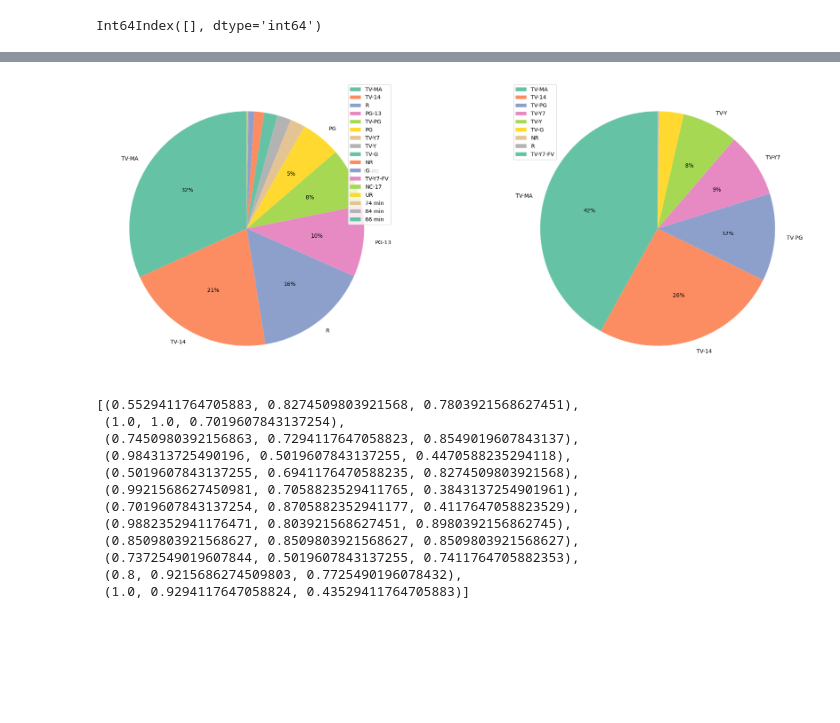
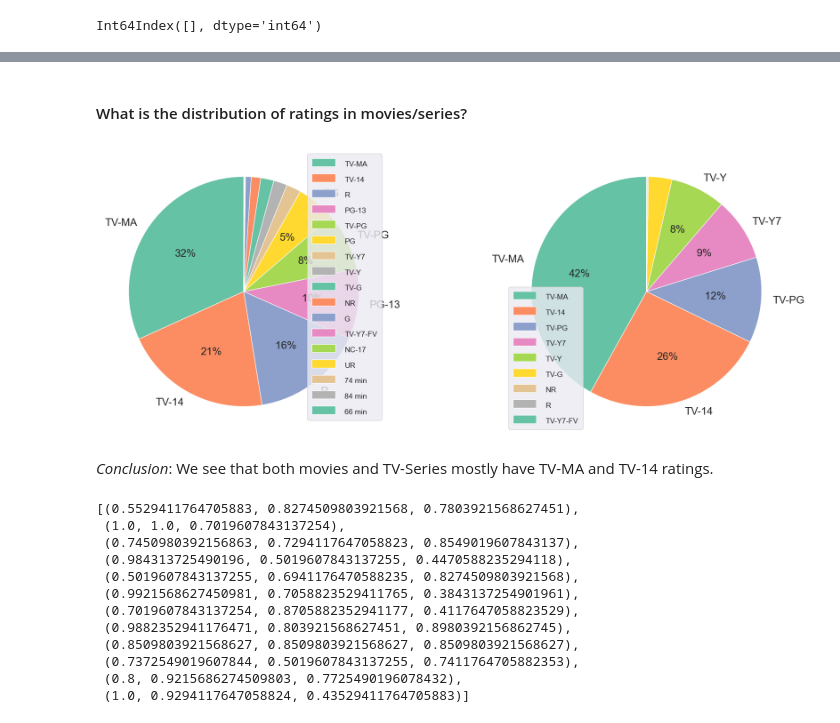
Before and after one commit to Eniark/Netflix-EDA, a Jupyter notebook: Netflix EDA.ipynb, the cells around one changed output, grey strips where cells are left out. Cells and saved outputs as stored; diff of their text form; code cells hidden in the pictures; blank space fills up the shorter version.

```diff
--- a/Netflix EDA.ipynb
+++ b/Netflix EDA.ipynb
@@ -19,7 +32,7 @@ import numpy as np
 # %%
 # url:
 # https://www.kaggle.com/datasets/shivamb/netflix-shows
-df = pd.read_csv('../../ML/Datasets/netflix_movies/netflix_titles.csv')
+df = pd.read_csv('./Datasets/netflix_titles.csv')
 df.head()
 # %% [output]
 |  | show_id | type | title | director | cast | country | date_added | release_year | rating | duration | ... |
@@ -187,8 +202,8 @@ def decompose_dataset():
         pass
 
     return temp_df
-df1 = decompose_dataset()
-df1.head(10)
+df_decomposed = decompose_dataset()
+df_decomposed.head(10)
 # %% [output]
 (0, 11)
 |  | type | title | director | cast | country | date_added | release_year | rating | duration | listed_in | ... |
@@ -229,9 +258,9 @@ df1.shape
 # %% [output]
 (10850, 11)
 # %%
-df1 = df1.reset_index(drop=True)
-# df1.groupby(by='title').head()
-df1.head(15)
+df_decomposed = df_decomposed.reset_index(drop=True)
+# df_decomposed.groupby(by='title').head()
+df_decomposed.head(15)
 # %% [output]
 |  | type | title | director | cast | country | date_added | release_year | rating | duration | listed_in | ... |
 | 0 | Movie | Dick Johnson Is Dead | Kirsten Johnson | NaN | United States | September 25, 2021 | 2020 | PG-13 | ≈1 hrs | Documentaries | ... |
@@ -299,3 +335,3 @@ plt.show()
 # %%
-df1_movies = df1[df1['type']=='Movie'].reset_index(drop=True)
-df1_shows = df1[df1['type']=='TV Show'].reset_index(drop=True)
+df_movies = df_decomposed[df_decomposed['type']=='Movie'].reset_index(drop=True)
+df_shows = df_decomposed[df_decomposed['type']=='TV Show'].reset_index(drop=True)
@@ -371,48 +410,55 @@ UR             4
 84 min         1
 66 min         1
 Name: rating, dtype: int64
+# %% [markdown]
+#### What is the distribution of ratings in movies/series? <a name='q__rating_dist'></a>
 # %%
 fig = plt.figure(figsize=(25,10), dpi=100)
 # gs = gridspec.GridSpec(1,2, width_ratios=[3, 1])
 
+LEGEND_FONT_SIZE = '14'
+LABELS_FONT_SIZE = 20
 color = sns.color_palette('Set2')
-movies_ratings_counts = df1_movies['rating'].value_counts()
-series_ratings_counts = df1_shows['rating'].value_counts()
+movies_ratings_counts = df_movies['rating'].value_counts()
+series_ratings_counts = df_shows['rating'].value_counts()
 
 ax1 = fig.add_subplot(121)
 ax2 = fig.add_subplot(122)
 
 def autopct_more_than_1(pct):
     return ('%1.f%%' % pct) if pct > 4 else ''
 
 def get_new_labels(sizes, labels, legend=False):
     if not legend:
         new_labels = [label if size > 200 else '' for size, label in zip(sizes, labels)]
     else:
         return labels
     return new_labels
 
 # Pie 1
-ratings = df1_movies['rating'].value_counts()
+ratings = df_movies['rating'].value_counts()
 size, labels = ratings.values, ratings.index
 
-ax1.pie(data=df1_movies, x=movies_ratings_counts,labels=get_new_labels(size, labels, False),
-        startangle=90, colors=color, autopct=autopct_more_than_1)
+ax1.pie(data=df_movies, x=movies_ratings_counts,labels=get_new_labels(size, labels, False),
+        startangle=90, colors=color, autopct=autopct_more_than_1, textprops={'fontsize':LABELS_FONT_SIZE})
 
 ax1.legend(get_new_labels(size, labels, True),loc='upper right')
-
+plt.setp(ax1.get_legend().get_texts(), fontsize=LEGEND_FONT_SIZE)
 
 
 # Pie 2
-ratings = df1_shows['rating'].value_counts()
+ratings = df_shows['rating'].value_counts()
 size, labels = ratings.values, ratings.index
 
-ax2.pie(data=df1_shows, x=series_ratings_counts, labels=get_new_labels(size, labels, False),
-        startangle=90, colors=color, autopct=autopct_more_than_1)
+ax2.pie(data=df_shows, x=series_ratings_counts, labels=get_new_labels(size, labels, False),
+        startangle=90, colors=color, autopct=autopct_more_than_1, textprops={'fontsize':LABELS_FONT_SIZE})
 
-ax2.legend(get_new_labels(size, labels, True),loc='upper left');
+ax2.legend(get_new_labels(size, labels, True),loc='lower left')
+plt.setp(ax2.get_legend().get_texts(), fontsize=LEGEND_FONT_SIZE);
 # %% [output]
-[figure, old version]
+[figure, new version]
+# %% [markdown]
+*Conclusion*: We see that both movies and TV-Series mostly have TV-MA and TV-14 ratings.
 # %%
 sns.color_palette('Set3')
 # %% [output]
```
Also changed, not shown: parts of 43 cells of this notebook.
